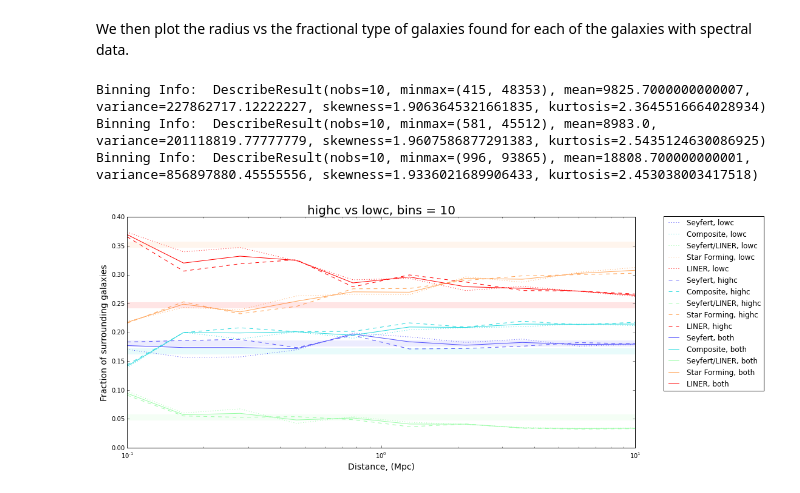
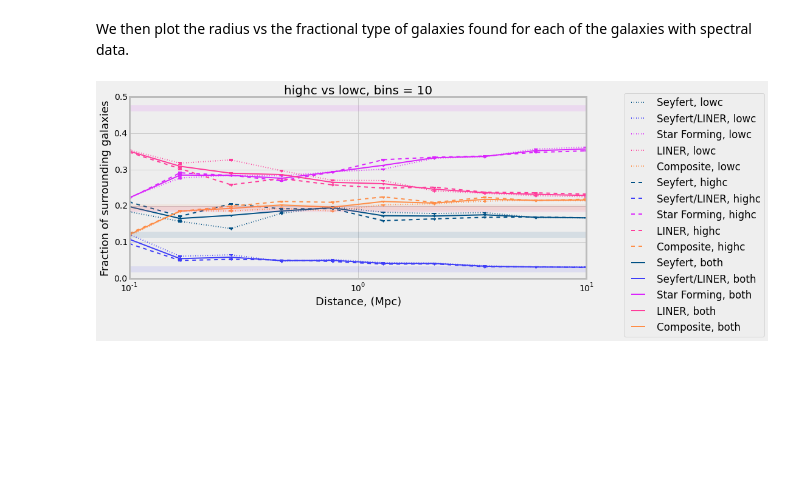
Before and after one commit to meljrose/IPMU, a Jupyter notebook: BH, Halo Accretion Rates & Occurrence of AGN.ipynb, the cells around one changed output. Saved outputs shown, nothing was run; the diff lists cells and outputs as text; code cells hidden in the pictures; blank space fills up the shorter version.

```diff
--- a/BH, Halo Accretion Rates & Occurrence of AGN.ipynb
+++ b/BH, Halo Accretion Rates & Occurrence of AGN.ipynb
@@ -28,11 +28,11 @@ import numpy as np
 import pandas as pd
 from tqdm import *
 import cython
+from sklearn.utils import resample
 
 %matplotlib inline
 %pylab inline
 %load_ext Cython
-pylab.rcParams['figure.figsize'] = (10, 5);
 # %% [output]
 Populating the interactive namespace from numpy and matplotlib
 WARNING: pylab import has clobbered these variables: ['__version__']
@@ -321,17 +540,17 @@ spec_tree, spec_data, spec_df = fits_coordinates_to_tree(fits_files)
 # load in all of the central galaxies with photometric redshifts to search spherically around
 
 __, __, highc_df = fits_coordinates_to_tree(
-    ['redmapper_dr8_public_v5.10_catalog.value_added.Z_LAMBDA_0.1_0.33.czl3_highc.fits'])
+    ['highc_massspec.fits'])
 
 
 __, __, lowc_df = fits_coordinates_to_tree(
-    ['redmapper_dr8_public_v5.10_catalog.value_added.Z_LAMBDA_0.1_0.33.czl3_lowc.fits'])
+    ['lowc_massspec.fits'])
 # %%
 #%%prun -r
 
 # find nearest neighbor to spectral galaxies within this radius and for this r.v. limit
 mpc_search_radius = 10 # Mpc
-radial_velocity_limit = 1800 #km/s #
+radial_velocity_limit = 5000 #1800 #km/s #
 
 
 tree = spec_tree
@@ -341,20 +560,20 @@ tree_coordinate_list = spec_data
 print('searching highc')
 
 
-highc_indices, highc_distances, highc_types = getneighbors(highc_df, tree_df, tree_coordinate_list,
+highc_indices, highc_distances, highc_types, highc_masses = getneighbors(highc_df, tree_df, tree_coordinate_list,
                                                            tree, mpc_search_radius, radial_velocity_limit)
 
 # get rid of the nearest neighbor matches– we don't want to count the central galaxy itself
-highc_num_found,highc_concat_dists, highc_concat_types = strip_nearestneighbors(highc_indices,
-                                                                                highc_distances,highc_types)
+highc_num_found,highc_concat_dists, highc_concat_types, highc_concat_masses = strip_nearestneighbors(highc_indices,
+                                                                                highc_distances,highc_types, highc_masses)
 
 print('searching lowc')
 
-lowc_indices, lowc_distances, lowc_types = getneighbors(lowc_df,tree_df, tree_coordinate_list,
+lowc_indices, lowc_distances, lowc_types, lowc_masses = getneighbors(lowc_df,tree_df, tree_coordinate_list,
                                                         tree, mpc_search_radius, radial_velocity_limit)
 
-lowc_num_found,lowc_concat_dists, lowc_concat_types = strip_nearestneighbors(lowc_indices,
-                                                                             lowc_distances,lowc_types)
+lowc_num_found,lowc_concat_dists, lowc_concat_types, lowc_concat_masses = strip_nearestneighbors(lowc_indices,
+                                                                             lowc_distances,lowc_types, lowc_masses)
 
 print('all done')
 # %% [output]
@@ -526,19 +755,23 @@ We then plot the radius vs the fractional type of galaxies found for each of the
 
 # shown in bar and line plot, with logscale toggle
 
-show_bar = True
+
 show_line = True
 log = True
 number_of_bins = 10#radius
 
+color_dict = make_color_dict(list(lowc_concat_types))
 
 # line graph
-lineplot = plt.figure(2)
-line_graph = pyplot.figure(2)
-ax = line_graph.add_subplot(2,1,1)
+fig = plt.figure(figsize=(12,5),dpi=300)
+
+axnum = 111
+ax = fig.add_subplot(axnum)
+
 plt.title('highc vs lowc, bins = {0}'.format(number_of_bins), fontsize=20)
-plt.ylabel("Fraction of surrounding galaxies", fontsize=14)
-plt.xlabel("Distance, (Mpc)", fontsize=14)
+plt.ylabel("Fraction of surrounding galaxies", fontsize=18)
+plt.xlabel("Distance, (Mpc)", fontsize=18)
+
 if log:
     ax.set_xscale('log')
     #plt.xlim(0,number_of_bins)
@@ -578,49 +811,57 @@ for dataset in ['lowc', 'highc', 'both']:
     # get total in each bin then weight by that
 
     if log:
         bins = np.logspace(-1., 1., number_of_bins)
     else:
         bins = np.linspace(0, number_of_bins, number_of_bins)
 
     data_arr = [np.asarray(get_dists_of_type(string, typelist, distlist)) for string in string_set]
-    which_bins = numpy.digitize(np.concatenate(data_arr), bins)
-    total_count = np.bincount(which_bins)
-    print('Binning Info:  {0}'.format(scipy.stats.describe(total_count)))
-
-    bar_arr = []
-    for i in np.arange(len(data_arr)):
-        digitized = np.bincount(np.digitize(data_arr[i], bins))
-        bar_data = [digitized[i]/total_count[i] for i in np.arange(len(total_count))]
-        bar_arr.append(bar_data)
+    #full_data = np.concatenate(data_arr)
 
 
-    colors = cm.rainbow(np.linspace(0.1,1,len(string_set)))
-    color_dict= dict(zip(string_set, colors))
+        # get number density
+    bar_arr = get_fraction(data_arr, bins)
+
+    # simulate error bars
+    resampled = []
+    div = 4
+    for i in range(1000):
+        subset0 = resample(data_arr[0], n_samples=int(len(data_arr[0])/div))
+        subset1 = resample(data_arr[1], n_samples=int(len(data_arr[1])/div))
+        subset2 = resample(data_arr[2], n_samples=int(len(data_arr[2])/div))
+        subset3 = resample(data_arr[3], n_samples=int(len(data_arr[3])/div))
+        subset4 = resample(data_arr[4], n_samples=int(len(data_arr[4])/div))
+        subset = [subset0,subset1, subset2, subset3, subset4]
+        resampled.append(get_fraction(subset, bins))
+
+    per_galtype = [np.asarray(b) for b in zip(*resampled)]
+
+    var_per_bin = []
+    for galtype in per_galtype:
+        var_per_bin.append([np.var(t) for t in np.transpose(galtype)])
 
 
     for i in np.arange(len(bar_arr)):
         string = string_set[i]
         data = np.asarray(bar_arr[i])
+        err = np.asarray(var_per_bin[i])
         c=color_dict[string]
         plt.plot(bins, data, label = '{0}, {1}'.format(string,dataset), color =c, linestyle=symb, markersize=10)
+        plt.errorbar(bins, data, yerr=err, fmt='.',color=c, capthick=2)
 
     # add lines for how many of each type exist in the overall data set
     if dataset == 'both':
         freq = [tree_df.groupby('BPT')['BPT'].count()[string] for string in string_set]
         type_freq = list(zip(string_set, freq/np.sum(freq)))
-        color=iter(cm.rainbow(np.linspace(0.1,1,10)))
         for (string,freq) in type_freq:
             c=color_dict[string]
             plt.axhline(y=freq, color=c, linestyle=symb, alpha=0.1, linewidth=10)
 
 
-plt.legend(bbox_to_anchor=(1.26, 1.02))
+plt.legend(bbox_to_anchor=(1.4, 1.05))
 plt.show()
 plt.close()
 # %% [output]
-Binning Info:  DescribeResult(nobs=10, minmax=(415, 48353), mean=9825.7000000000007, variance=227862717.12222227, skewness=1.9063645321661835, kurtosis=2.3645516664028934)
-Binning Info:  DescribeResult(nobs=10, minmax=(581, 45512), mean=8983.0, variance=201118819.77777779, skewness=1.9607586877291383, kurtosis=2.5435124630086925)
-Binning Info:  DescribeResult(nobs=10, minmax=(996, 93865), mean=18808.700000000001, variance=856897880.45555556, skewness=1.9336021689906433, kurtosis=2.453038003417518)
-[figure, old version]
+[figure, new version]
 # %%
 matplotlib.pyplot.close("all")
```
Also changed, not shown: parts of 24 cells of this notebook.
